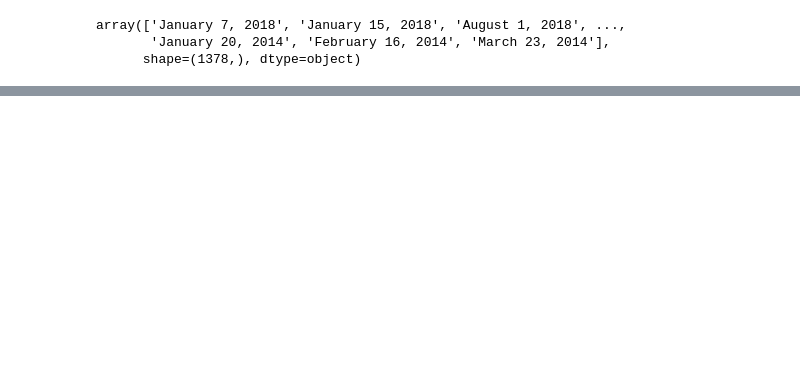
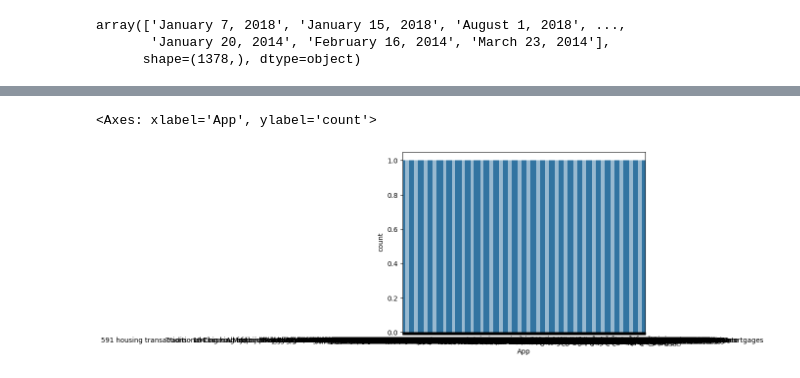
Before and after one commit to AnantK2709/machine-learning-learn, a Jupyter notebook: EDA/googleplay.ipynb, the cells around one changed output, grey strips where cells are left out. Saved outputs shown, nothing was run; the diff lists cells and outputs as text; code cells hidden in the pictures; blank space fills up the shorter version.

```diff
--- a/EDA/googleplay.ipynb
+++ b/EDA/googleplay.ipynb
@@ -157,0 +192,4 @@ df_copy.to_csv('data/google.csv')
+# %%
+df_copy[df_copy.duplicated('App')]
+df_copy = df_copy.drop_duplicates(subset=['App'], keep= 'first')
+df_copy[df_copy.duplicated('App')]
@@ -157,0 +271,5 @@ df_copy.to_csv('data/google.csv')
+# %%
+sns.countplot(x="App", data= df_copy)
+# %% [output]
+<Axes: xlabel='App', ylabel='count'>
+[figure, added]
```
Also changed, not shown: parts of 15 cells of this notebook, 4 other files.
